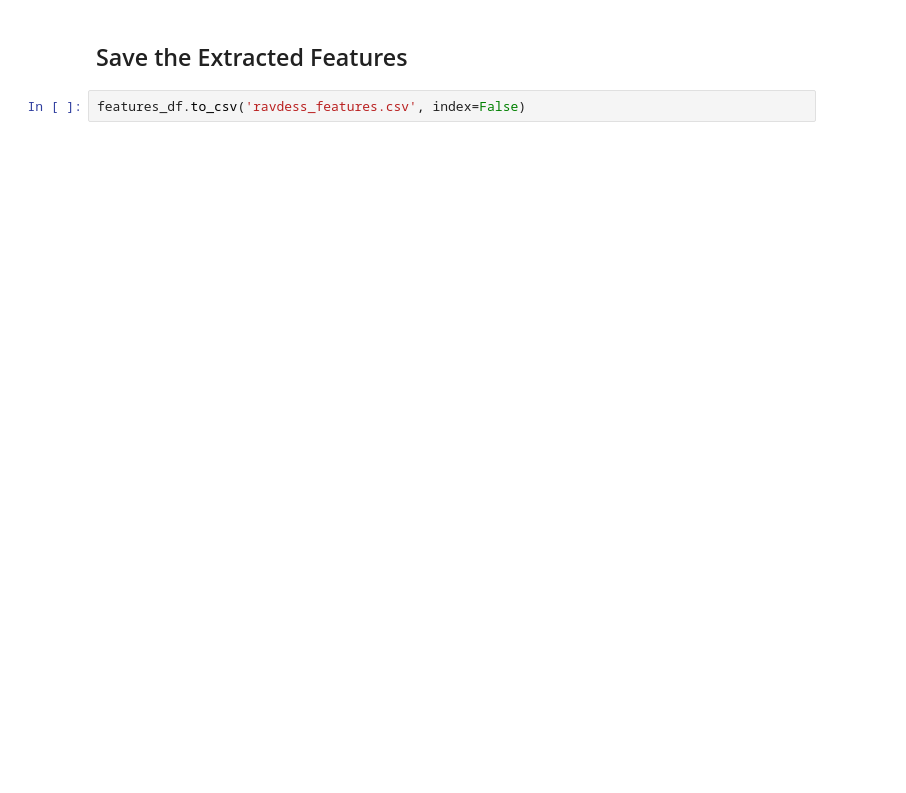
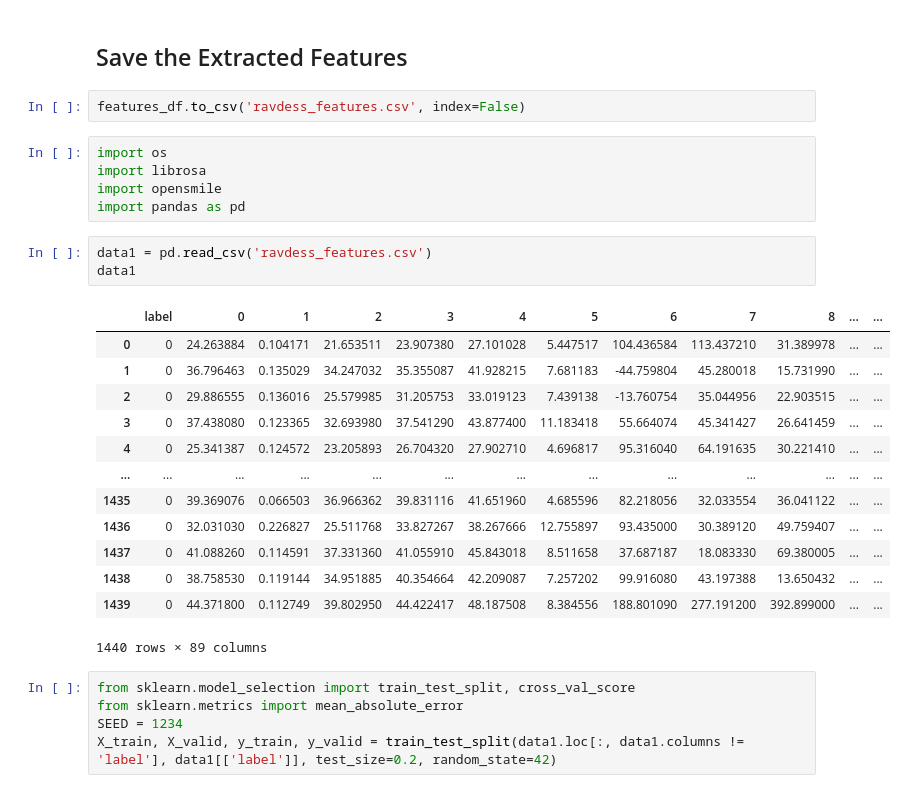
Before and after one commit to Hein-HtetSan/depression-analysis-model, a Jupyter notebook: backend/pre-model.ipynb, the cells around one changed output. Cells and saved outputs as stored; diff of their text form; blank space fills up the shorter version.

```diff
--- a/feature-extractor.ipynb
+++ b/backend/pre-model.ipynb
@@ -42,3 +50,30 @@ features_df = pd.concat(features, ignore_index=True)
 ##  Save the Extracted Features
 # %%
 features_df.to_csv('ravdess_features.csv', index=False)
+# %%
+import os
+import librosa
+import opensmile
+import pandas as pd
+# %%
+data1 = pd.read_csv('ravdess_features.csv')
+data1
+# %% [output]
+|  | label | 0 | 1 | 2 | 3 | 4 | 5 | 6 | 7 | 8 | ... | ... |
+| 0 | 0 | 24.263884 | 0.104171 | 21.653511 | 23.907380 | 27.101028 | 5.447517 | 104.436584 | 113.437210 | 31.389978 | ... | ... |
+| 1 | 0 | 36.796463 | 0.135029 | 34.247032 | 35.355087 | 41.928215 | 7.681183 | -44.759804 | 45.280018 | 15.731990 | ... | ... |
+| 2 | 0 | 29.886555 | 0.136016 | 25.579985 | 31.205753 | 33.019123 | 7.439138 | -13.760754 | 35.044956 | 22.903515 | ... | ... |
+| 3 | 0 | 37.438080 | 0.123365 | 32.693980 | 37.541290 | 43.877400 | 11.183418 | 55.664074 | 45.341427 | 26.641459 | ... | ... |
+| 4 | 0 | 25.341387 | 0.124572 | 23.205893 | 26.704320 | 27.902710 | 4.696817 | 95.316040 | 64.191635 | 30.221410 | ... | ... |
+| ... | ... | ... | ... | ... | ... | ... | ... | ... | ... | ... | ... | ... |
+| 1435 | 0 | 39.369076 | 0.066503 | 36.966362 | 39.831116 | 41.651960 | 4.685596 | 82.218056 | 32.033554 | 36.041122 | ... | ... |
+| 1436 | 0 | 32.031030 | 0.226827 | 25.511768 | 33.827267 | 38.267666 | 12.755897 | 93.435000 | 30.389120 | 49.759407 | ... | ... |
+| 1437 | 0 | 41.088260 | 0.114591 | 37.331360 | 41.055910 | 45.843018 | 8.511658 | 37.687187 | 18.083330 | 69.380005 | ... | ... |
+| 1438 | 0 | 38.758530 | 0.119144 | 34.951885 | 40.354664 | 42.209087 | 7.257202 | 99.916080 | 43.197388 | 13.650432 | ... | ... |
+| 1439 | 0 | 44.371800 | 0.112749 | 39.802950 | 44.422417 | 48.187508 | 8.384556 | 188.801090 | 277.191200 | 392.899000 | ... | ... |
+1440 rows × 89 columns
+# %%
+from sklearn.model_selection import train_test_split, cross_val_score
+from sklearn.metrics import mean_absolute_error
+SEED = 1234
+X_train, X_valid, y_train, y_valid = train_test_split(data1.loc[:, data1.columns != 'label'], data1[['label']], test_size=0.2, random_state=42)
```
Also changed, not shown: parts of 27 cells of this notebook, 12 other files.
